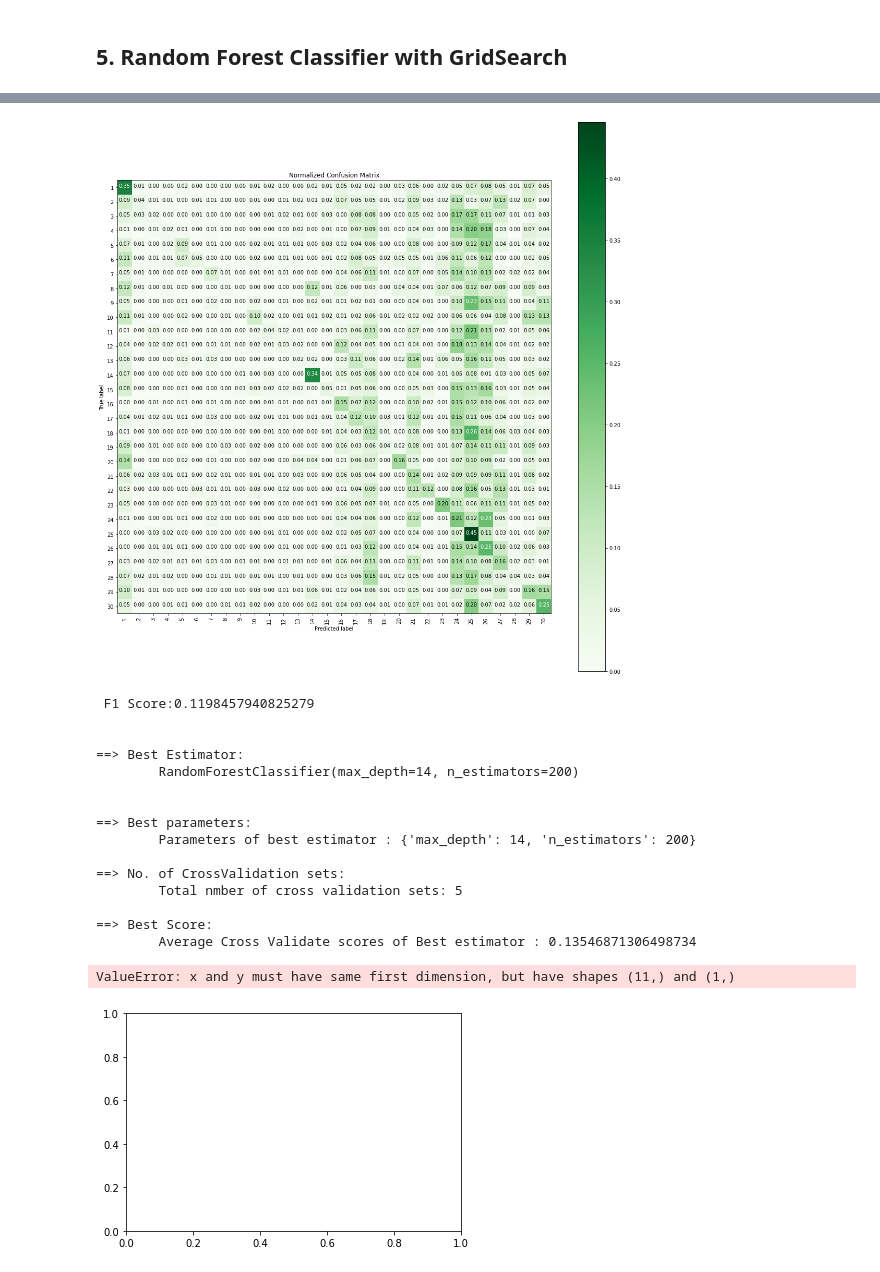
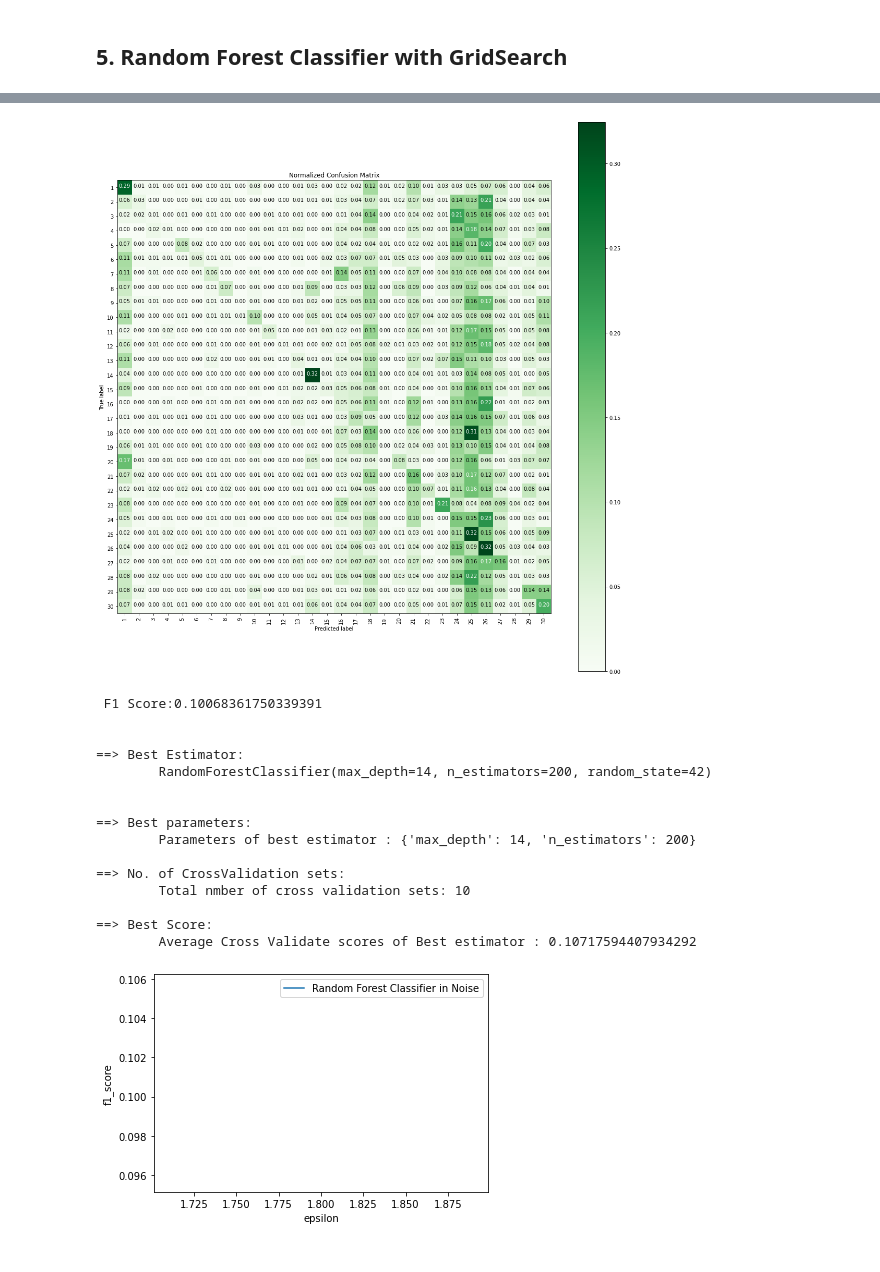
Before and after one commit to i16fujimoto/pydp_research, a Jupyter notebook: differential_privacy/with_noise_Applying_Classical_ML_Pridiction_Models.ipynb, the cells around one changed output, grey strips where cells are left out. Saved outputs shown, nothing was run; the diff lists cells and outputs as text; code cells hidden in the pictures.

```diff
--- a/differential_privacy/with_noise_Applying_Classical_ML_Pridiction_Models.ipynb
+++ b/differential_privacy/with_noise_Applying_Classical_ML_Pridiction_Models.ipynb
@@ -33,7 +48,7 @@ print(df_concat.shape)
 # %% [output]
 (9233, 642)
 # %%
-labels_act = ['WALKING', 'WALKING_UPSTAIRS', 'WALKING_DOWNSTAIRS', 'SITTING', 'STANDING', 'LAYING']
+labels_act = ['WALKING', 'WALKING\nUPSTAIRS', 'WALKING\nDOWNSTAIRS', 'SITTING', 'STANDING', 'LAYING']
 
 labels_uid = list()
 for i in range(1, 31):
@@ -189,7 +204,7 @@ def perform_model_epsilon(model, X_train, y_train, X_test, y_test, class_labels,
         print('\n {}'.format(cm))
 
     # plot confusion matrix
-    plt.figure(figsize=(15, 15))
+    plt.figure(figsize=(6, 6))
     plt.grid(b=False) # グリッドを非表示
     plot_confusion_matrix(cm, classes=class_labels, normalize=True, title='Normalized Confusion Matrix', cmap = cm_cmap)
     plt.show()
@@ -233,3 +248,37 @@ def print_grid_search_attributes(model):
     print('\tAverage Cross Validate scores of Best estimator : {}'.format(model.best_score_))
 # %% [markdown]
 ## 5. Random Forest Classifier with GridSearch
+# %%
+f1_array_random_act = []
+acc_array_random_act = []
+
+params = {'n_estimators': np.arange(150,181,10), 'max_depth':np.arange(6,15,2)}
+
+for epsilon in epsilons:
+  print("epsilon: "+ str(epsilon))
+  X_train, X_test, y_train, y_test = split_train_test_data(df_concat, 'activity_Id')
+
+  for col in X_train:
+    # default sensitivity = 1.0
+    # print("------epsilon--------")
+    X_train[col] = X_train[col].apply(lambda x: x + np.random.laplace(0, 1.0/epsilon))
+    X_test[col] = X_test[col].apply(lambda x: x + np.random.laplace(0, 1.0/epsilon))
+
+  rfc = RandomForestClassifier(random_state=42)
+  rfc_grid = GridSearchCV(rfc, param_grid=params, cv=10, verbose=1, n_jobs=-1)
+  rfc_grid_results, f1 = perform_model_epsilon(rfc_grid, X_train, y_train, X_test, y_test, class_labels=labels_act)
+
+  f1_array_random_act.append(f1)
+  acc_array_random_act.append(rfc_grid_results['accuracy'])
+
+  print(rfc_grid_results['confusion_matrix'])
+  # observe the attributes of the model
+  # print_grid_search_attributes(rfc_grid_results['model'])
+
+fig = plt.figure()
+ax = fig.add_subplot(111)
+ax.plot(epsilons, f1_array_random_act, label='Random Forest Classifier in Noise')
+ax.set_xlabel('epsilon')
+ax.set_ylabel('f1_score')
+plt.legend(loc='best')
+plt.show()
@@ -249,8 +303,8 @@ for epsilon in epsilons:
     X_train[col] = X_train[col].apply(lambda x: x + np.random.laplace(0, 1.0/epsilon))
     X_test[col] = X_test[col].apply(lambda x: x + np.random.laplace(0, 1.0/epsilon))
 
-  rfc = RandomForestClassifier()
-  rfc_grid = GridSearchCV(rfc, param_grid=params, cv=5, verbose=1, n_jobs=-1)
+  rfc = RandomForestClassifier(random_state=42)
+  rfc_grid = GridSearchCV(rfc, param_grid=params, cv=10, verbose=1, n_jobs=-1)
   rfc_grid_results, f1 = perform_model_epsilon(rfc_grid, X_train, y_train, X_test, y_test, class_labels=labels_uid)
 
   f1_array_random_uid.append(f1)
@@ -287,18 +341,17 @@ Predicting test data
-[figure, old version]
+[figure, new version]
- F1 Score:0.1198457940825279
+ F1 Score:0.10068361750339391
 
 
 ==> Best Estimator:
-        RandomForestClassifier(max_depth=14, n_estimators=200)
+        RandomForestClassifier(max_depth=14, n_estimators=200, random_state=42)
 
 
 ==> Best parameters:
         Parameters of best estimator : {'max_depth': 14, 'n_estimators': 200}
 
 ==> No. of CrossValidation sets:
-        Total nmber of cross validation sets: 5
+        Total nmber of cross validation sets: 10
 
 ==> Best Score:
-        Average Cross Validate scores of Best estimator : 0.13546871306498734
+        Average Cross Validate scores of Best estimator : 0.10717594407934292
-ValueError: x and y must have same first dimension, but have shapes (11,) and (1,)
-[figure, old version]
+[figure, new version]
```
Also changed, not shown: parts of 9 cells of this notebook, 12 other files.
